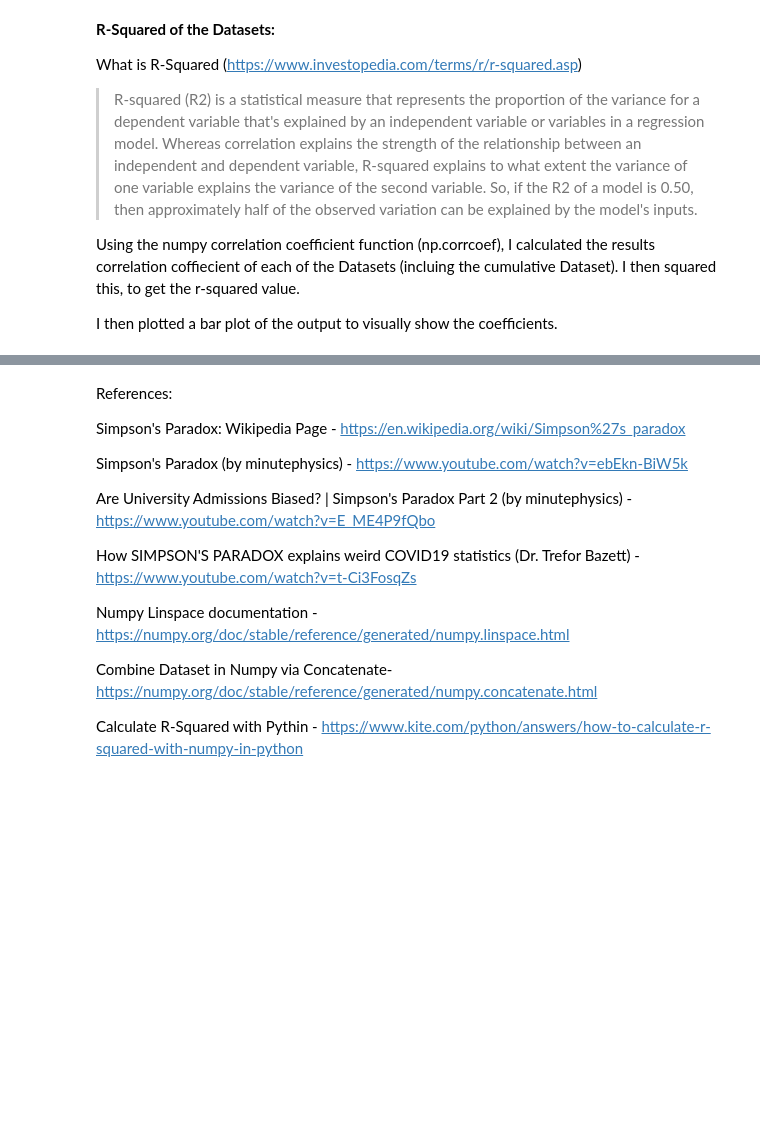
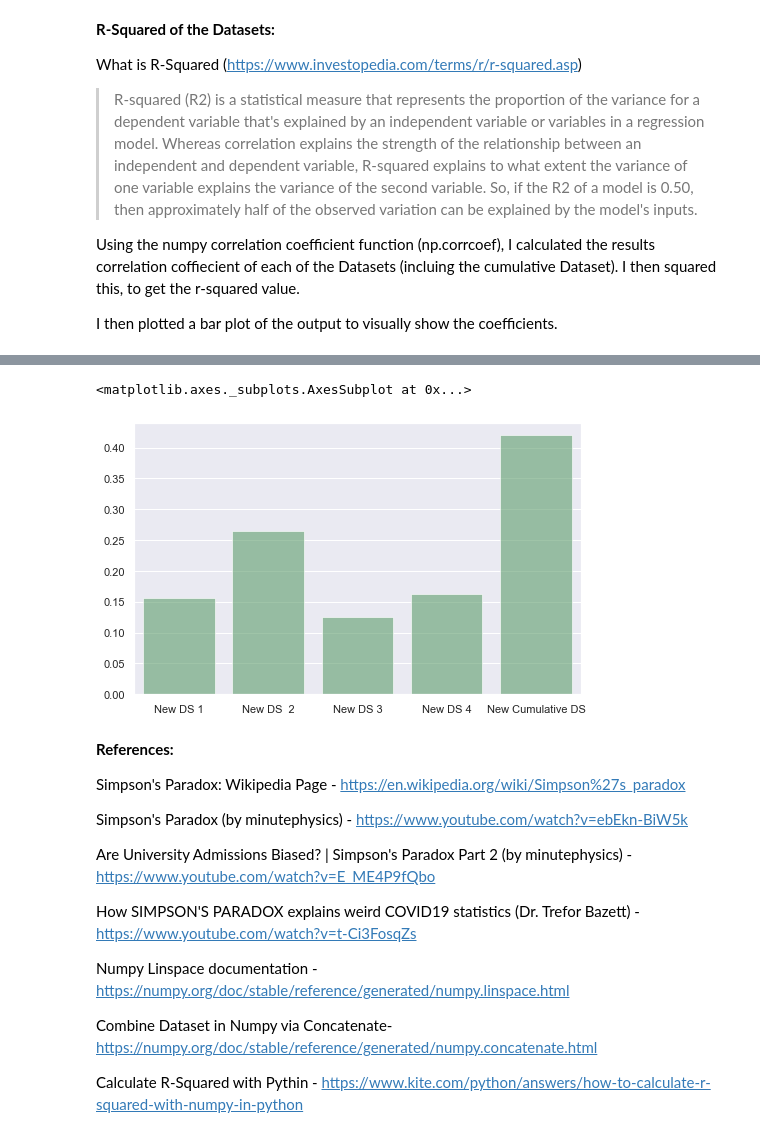
Before and after one commit to dssheldon/foda-tasks-sds, a Jupyter notebook: FoDA - Tasks 2020.ipynb, the cells around one changed output, grey strips where cells are left out. Drawn from its saved outputs; the diff is of its cells as text; code cells hidden in the pictures; blank space fills up the shorter version.

```diff
--- a/FoDA - Tasks 2020.ipynb
+++ b/FoDA - Tasks 2020.ipynb
@@ -715,5 +746,21 @@ plt.show()
+# %%
+# Re-plotted the R-Squared Bar Plot to show the change in the r-squared values for the individual and cumulative datsets when
+# noise in the individual datasets is increased.
+
+r_sq_1_new = ((np.corrcoef(x1,y1_new)[0,1])**2)
+r_sq_2_new = ((np.corrcoef(x2,y2_new)[0,1])**2)
+r_sq_3_new = ((np.corrcoef(x3,y3_new)[0,1])**2)
+r_sq_4_new = ((np.corrcoef(x4,y4_new)[0,1])**2)
+r_sq_cum_new = ((np.corrcoef(x_cum,y_cum_new)[0,1])**2)
+
+a = [r_sq_1_new, r_sq_2_new, r_sq_3_new, r_sq_4_new, r_sq_cum_new]
+
+sns.barplot(['New DS 1','New DS  2','New DS 3','New DS 4','New Cumulative DS'], a, color='g', alpha=0.6)
+# %% [output]
+<matplotlib.axes._subplots.AxesSubplot at 0x...>
+[figure, added]
 # %% [markdown]
-References:
+**References:**
 
 Simpson's Paradox: Wikipedia Page - https://en.wikipedia.org/wiki/Simpson%27s_paradox
 
```
Also changed, not shown: parts of 5 cells of this notebook.
